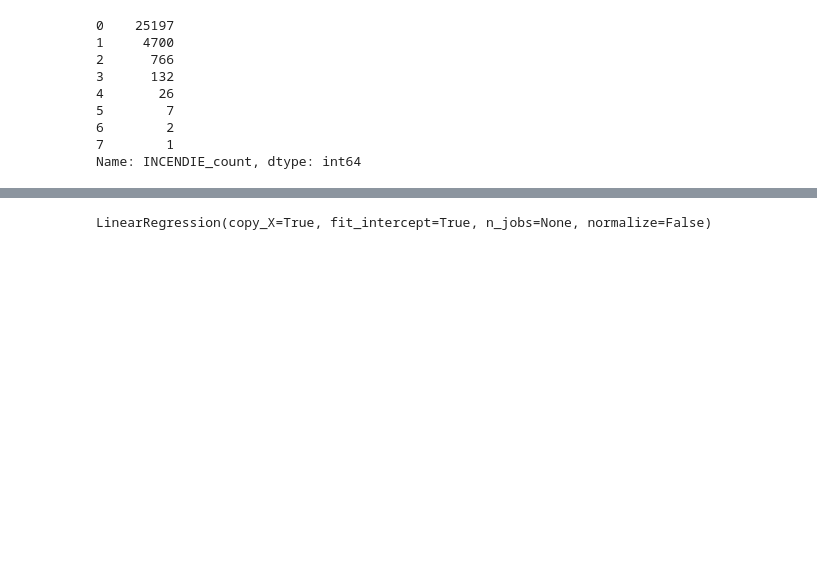
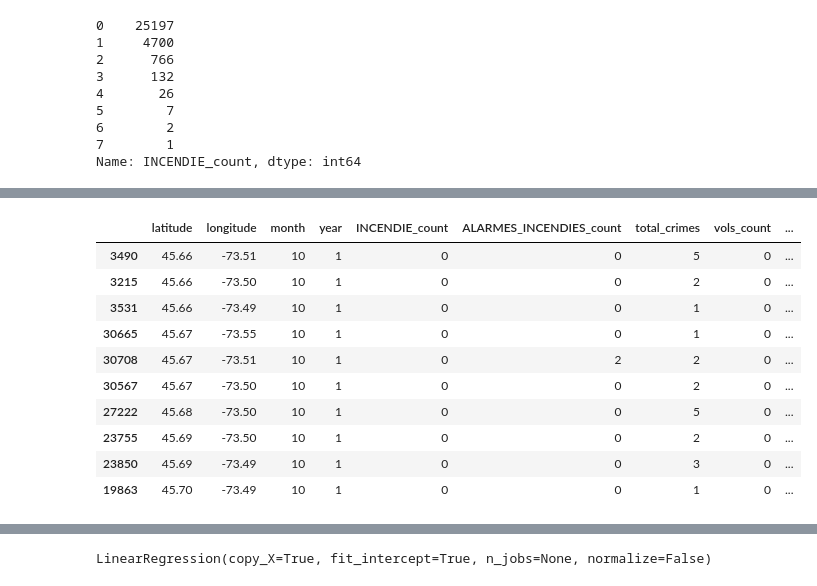
Before and after one commit to ayanand/CapstoneML, a Jupyter notebook: analysiscap.ipynb, the cells around one changed output, grey strips where cells are left out. Saved outputs shown, nothing was run; the diff lists cells and outputs as text; code cells hidden in the pictures; blank space fills up the shorter version.

```diff
--- a/analysiscap.ipynb
+++ b/analysiscap.ipynb
@@ -62,0 +68,12 @@ corr_matrix = df.corr()
+# %%
+df_new = df
+df_new['year'] =2021- df_new['year']
+# %%
+import geopy.distance
+
+def dist(x,y):
+  coords_1 = (45.70, -73.47)
+  coords_2 = (x, y)
+  return geopy.distance.vincenty(coords_1, coords_2).km
+# %%
+df_new['distance']=0
@@ -62,0 +87,14 @@ corr_matrix = df.corr()
+# %%
+df_new.tail(10)
+# %% [output]
+|  | latitude | longitude | month | year | INCENDIE_count | ALARMES_INCENDIES_count | total_crimes | vols_count | ... |
+| 3490 | 45.66 | -73.51 | 10 | 1 | 0 | 0 | 5 | 0 | ... |
+| 3215 | 45.66 | -73.50 | 10 | 1 | 0 | 0 | 2 | 0 | ... |
+| 3531 | 45.66 | -73.49 | 10 | 1 | 0 | 0 | 1 | 0 | ... |
+| 30665 | 45.67 | -73.55 | 10 | 1 | 0 | 0 | 1 | 0 | ... |
+| 30708 | 45.67 | -73.51 | 10 | 1 | 0 | 2 | 2 | 0 | ... |
+| 30567 | 45.67 | -73.50 | 10 | 1 | 0 | 0 | 2 | 0 | ... |
+| 27222 | 45.68 | -73.50 | 10 | 1 | 0 | 0 | 5 | 0 | ... |
+| 23755 | 45.69 | -73.50 | 10 | 1 | 0 | 0 | 2 | 0 | ... |
+| 23850 | 45.69 | -73.49 | 10 | 1 | 0 | 0 | 3 | 0 | ... |
+| 19863 | 45.70 | -73.49 | 10 | 1 | 0 | 0 | 1 | 0 | ... |
```
Also changed, not shown: parts of 39 cells of this notebook.
